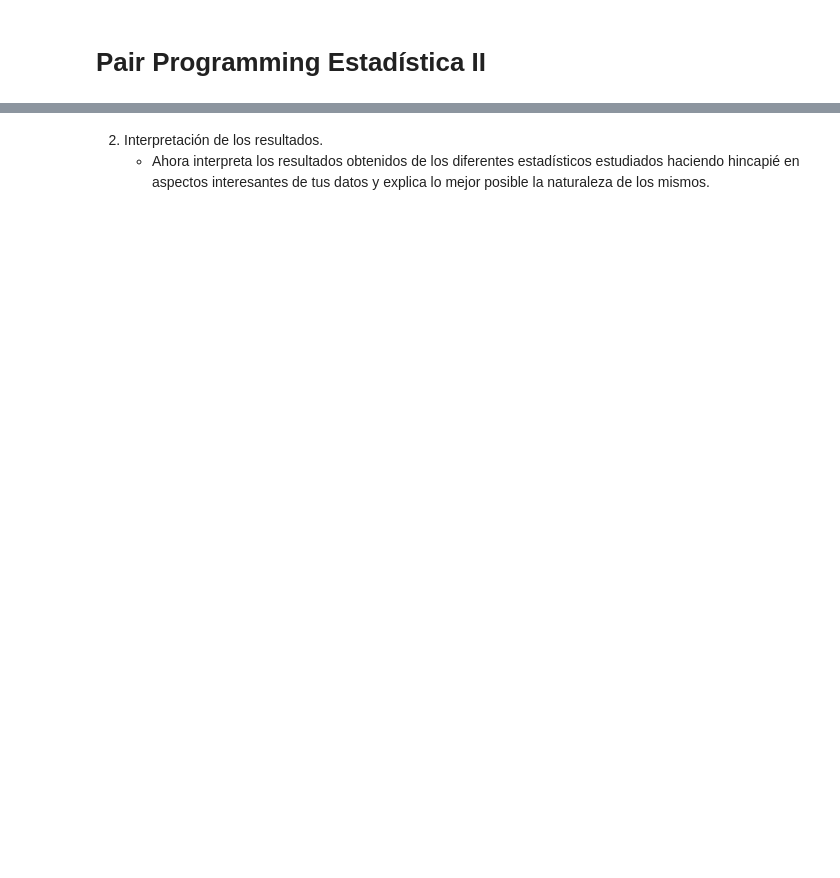
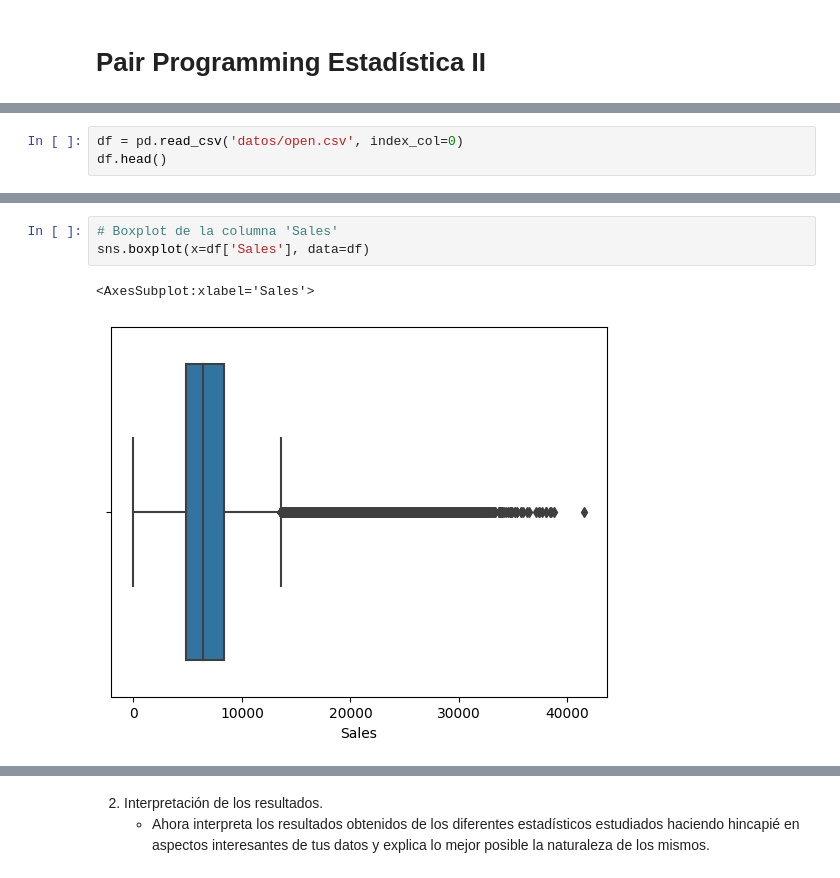
Before and after one commit to Adalab/promo-d-da-modulo2-sprint1-cassia-maitane, a Jupyter notebook: estadistica/estadistica-II-cuartiles-tabla-frecuencias.ipynb, the cells around one changed output, grey strips where cells are left out. Drawn from its saved outputs; the diff is of its cells as text; blank space fills up the shorter version.

```diff
--- a/estadistica/estadistica-II-cuartiles-tabla-frecuencias.ipynb
+++ b/estadistica/estadistica-II-cuartiles-tabla-frecuencias.ipynb
@@ -23,0 +29,3 @@ Los objetivos de hoy son:
+# %%
+df = pd.read_csv('datos/open.csv', index_col=0)
+df.head()
@@ -23,0 +87,6 @@ Los objetivos de hoy son:
+# %%
+# Boxplot de la columna 'Sales'
+sns.boxplot(x=df['Sales'], data=df)
+# %% [output]
+<AxesSubplot:xlabel='Sales'>
+[figure, added]
```
Also changed, not shown: parts of 19 cells of this notebook, 2 other files.
